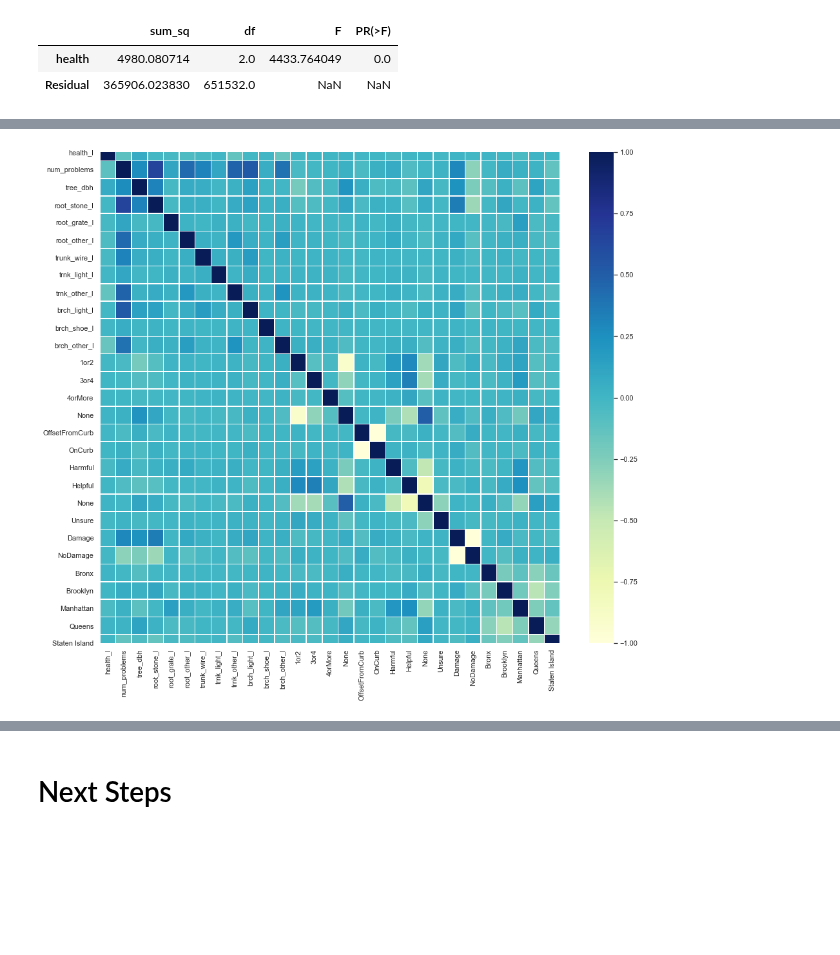
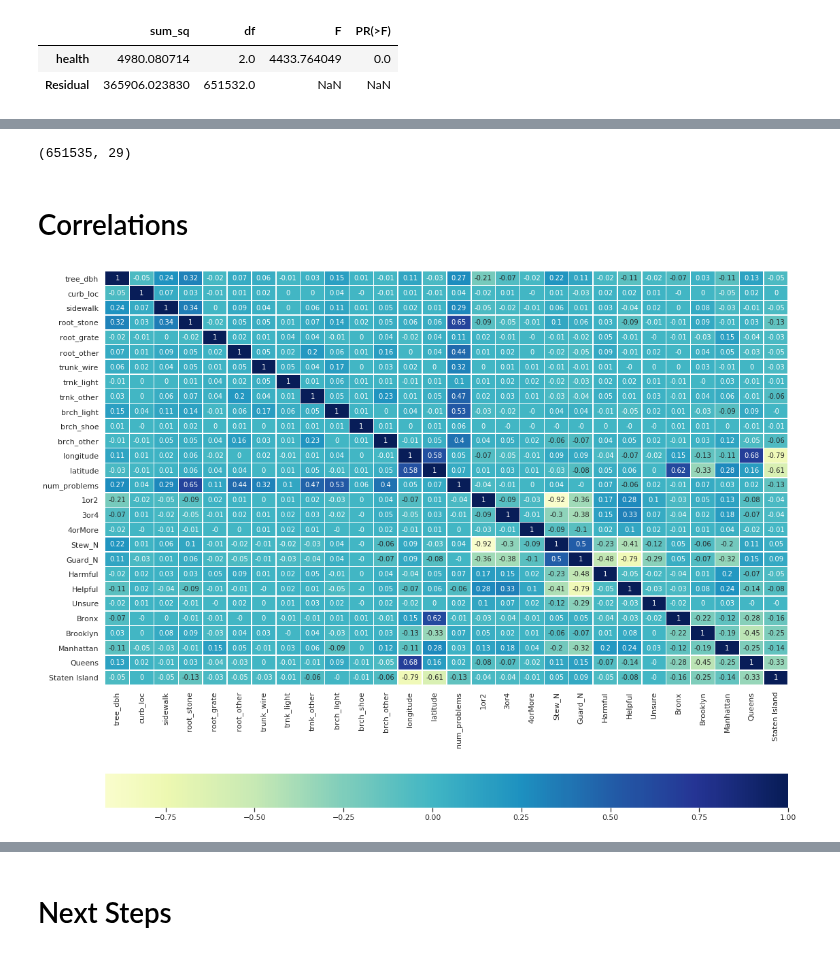
Before and after one commit to annasophiat/tree-health-census, a Jupyter notebook: tree_census_statistical_analysis.ipynb, the cells around one changed output, grey strips where cells are left out. Drawn from its saved outputs; the diff is of its cells as text; code cells hidden in the pictures; blank space fills up the shorter version.

```diff
--- a/tree_census_statistical_analysis.ipynb
+++ b/tree_census_statistical_analysis.ipynb
@@ -568,0 +382,5 @@ display(ph_table)
+# %%
+# curb_loc and sidewalk conversion
+tree['curb_loc'].replace({'OnCurb': 1, 'OffsetFromCurb':0}, inplace=True)
+
+tree['sidewalk'].replace({'Damage': 1, 'NoDamage':0}, inplace=True)
@@ -572,0 +400,4 @@ The machine learning models assume that all variables are independent of one ano
+# %%
+# remove ID from Region
+tree.loc[:, 'steward'] = tree.steward.str.replace('None', 'Stew_N')
+tree.loc[:, 'guards'] = tree.guards.str.replace('None', 'Guard_N')
@@ -572,0 +409,4 @@ The machine learning models assume that all variables are independent of one ano
+# %%
+tree = pd.concat([tree, steward_dum, guards_dum, borough_dum], axis=1)
+
+tree.head()
@@ -572,0 +421,3 @@ The machine learning models assume that all variables are independent of one ano
+# %%
+# drop original categorical columns
+tree.drop(['steward', 'guards', 'borough'], axis=1, inplace=True)
@@ -573,8 +434,15 @@ The machine learning models assume that all variables are independent of one ano
+# %%
+tree.shape
+# %% [output]
+(651535, 29)
+# %% [markdown]
+# Correlations
 # %%
-tree_corr = tree_encode.drop(columns='health')
+# remove target variable, health
+tree_corr = tree.drop(columns='health')
 
-plt.figure(figsize=(16,14))
-sns.heatmap(tree_corr.corr(), center=0, cmap='YlGnBu', linewidths=.5)
+plt.figure(figsize=(18, 16))
+sns.heatmap(tree_corr.corr().round(2), center=0, cmap='YlGnBu', linewidths=.5, annot=True, cbar_kws={'orientation': 'horizontal'})
 plt.show()
 # %% [output]
-[figure, old version]
+[figure, new version]
```
Also changed, not shown: parts of 91 cells of this notebook.
